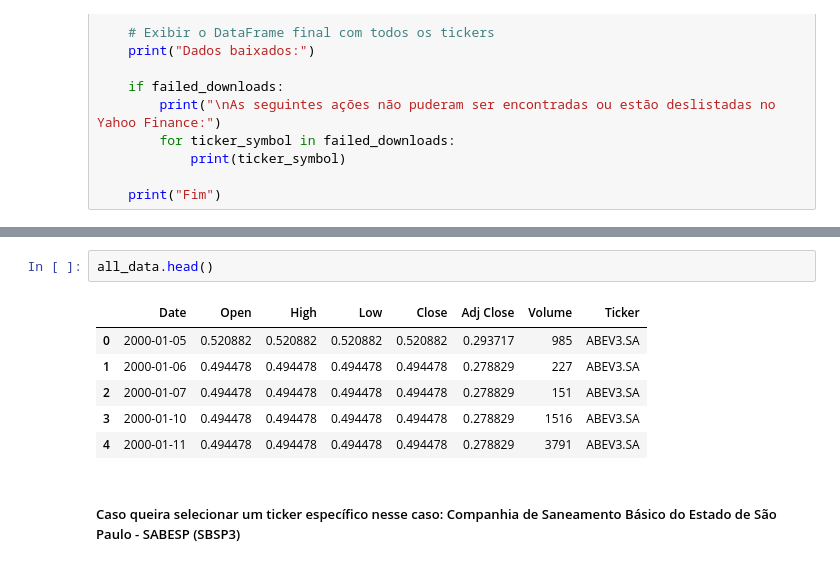
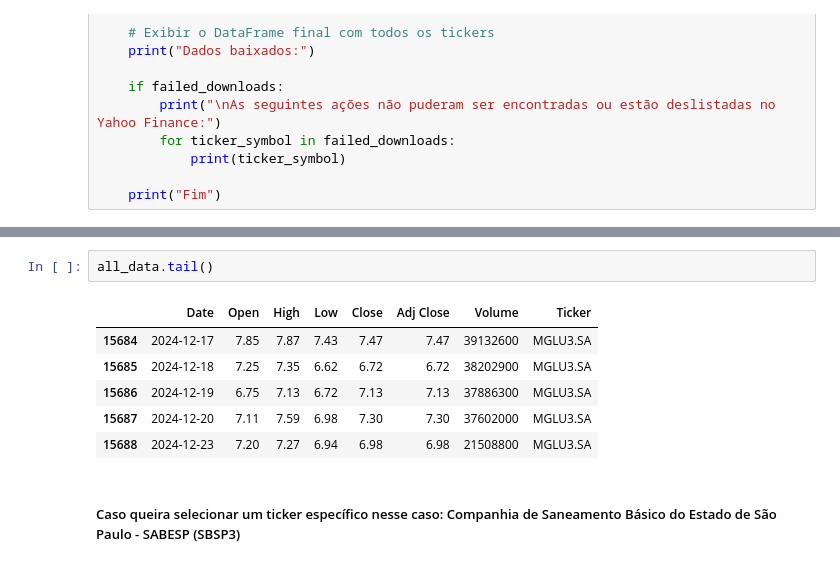
Before and after one commit to Bruno-Santana-Eco/TCC_Machine_learning, a Jupyter notebook: Coleta_Dados_Acoes.ipynb, the cells around one changed output, grey strips where cells are left out. Saved outputs shown, nothing was run; the diff lists cells and outputs as text.

```diff
--- a/Coleta_Dados_Acoes.ipynb
+++ b/Coleta_Dados_Acoes.ipynb
@@ -399,14 +406,14 @@ Data columns (total 8 columns):
 dtypes: datetime64[ns](1), float64(5), int64(1), object(1)
 memory usage: 1.7+ MB
 # %%
-all_data.head()
+all_data.tail()
 # %% [output]
 |  | Date | Open | High | Low | Close | Adj Close | Volume | Ticker |
-| 0 | 2000-01-05 | 0.520882 | 0.520882 | 0.520882 | 0.520882 | 0.293717 | 985 | ABEV3.SA |
-| 1 | 2000-01-06 | 0.494478 | 0.494478 | 0.494478 | 0.494478 | 0.278829 | 227 | ABEV3.SA |
-| 2 | 2000-01-07 | 0.494478 | 0.494478 | 0.494478 | 0.494478 | 0.278829 | 151 | ABEV3.SA |
-| 3 | 2000-01-10 | 0.494478 | 0.494478 | 0.494478 | 0.494478 | 0.278829 | 1516 | ABEV3.SA |
-| 4 | 2000-01-11 | 0.494478 | 0.494478 | 0.494478 | 0.494478 | 0.278829 | 3791 | ABEV3.SA |
+| 15684 | 2024-12-17 | 7.85 | 7.87 | 7.43 | 7.47 | 7.47 | 39132600 | MGLU3.SA |
+| 15685 | 2024-12-18 | 7.25 | 7.35 | 6.62 | 6.72 | 6.72 | 38202900 | MGLU3.SA |
+| 15686 | 2024-12-19 | 6.75 | 7.13 | 6.72 | 7.13 | 7.13 | 37886300 | MGLU3.SA |
+| 15687 | 2024-12-20 | 7.11 | 7.59 | 6.98 | 7.30 | 7.30 | 37602000 | MGLU3.SA |
+| 15688 | 2024-12-23 | 7.20 | 7.27 | 6.94 | 6.98 | 6.98 | 21508800 | MGLU3.SA |
 # %% [markdown]
 ##### Caso queira selecionar um ticker específico nesse caso: Companhia de Saneamento Básico do Estado de São Paulo - SABESP (SBSP3)
 # %%
```
Also changed, not shown: parts of 1 cell of this notebook, 2 other files.
